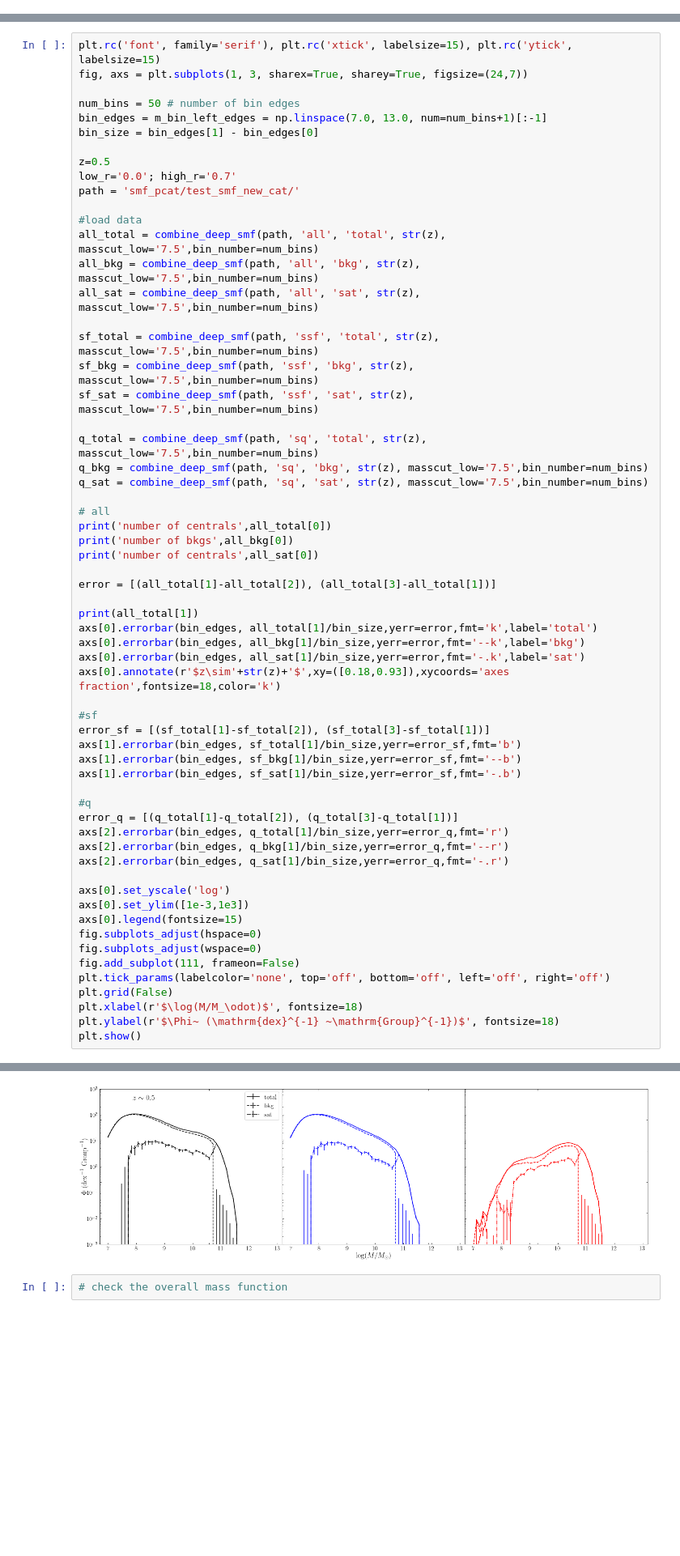
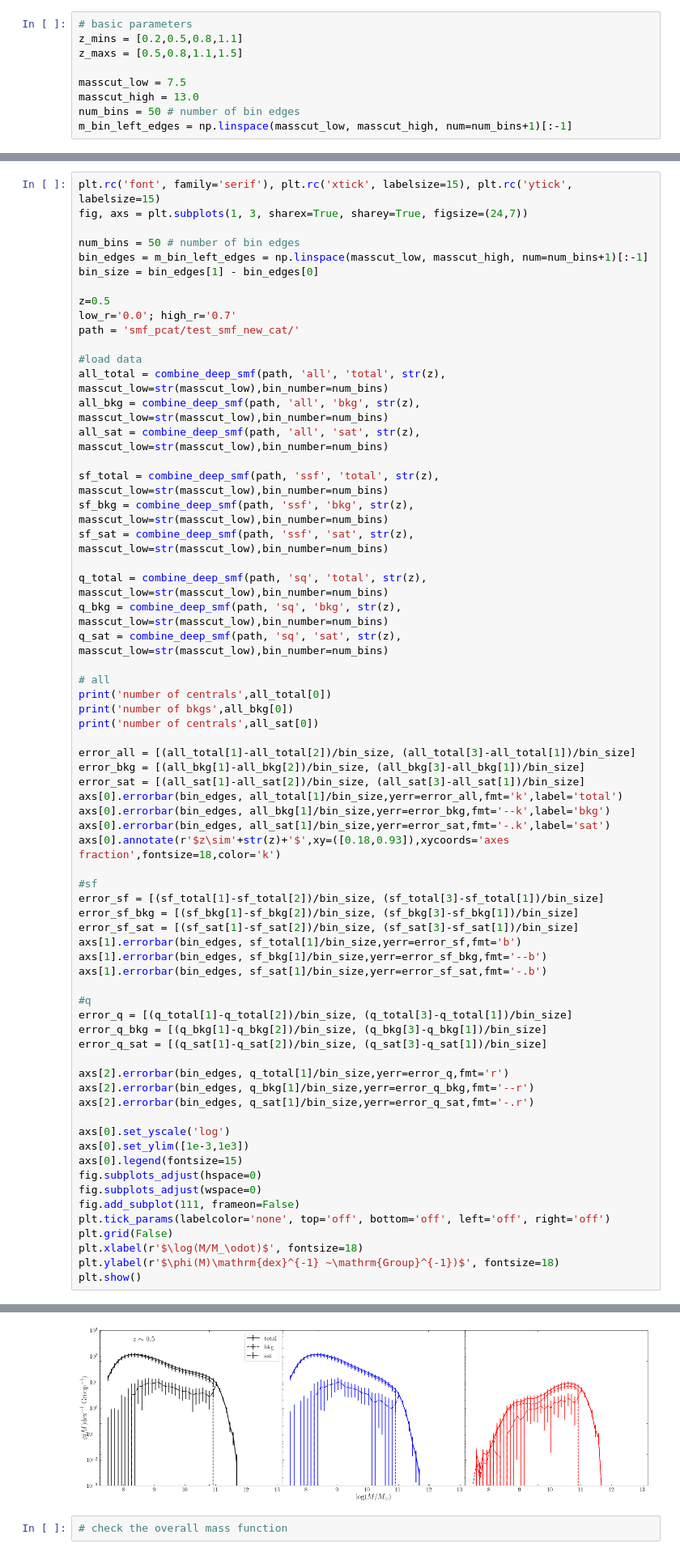
Before and after one commit to LejayChen/massive_gals, a Jupyter notebook: new_radial_distribution_2023.ipynb, the cells around one changed output, grey strips where cells are left out. Shown at 81% size. Cells and saved outputs as stored; diff of their text form; blank space fills up the shorter version.

```diff
--- a/new_radial_distribution_2023.ipynb
+++ b/new_radial_distribution_2023.ipynb
@@ -554,0 +572,9 @@ def fit_double_schec_varysigma_con(xdata, ydata, ydata_err, start, end, zmin, do
+# %%
+# basic parameters
+z_mins = [0.2,0.5,0.8,1.1]
+z_maxs = [0.5,0.8,1.1,1.5]
+
+masscut_low = 7.5
+masscut_high = 13.0
+num_bins = 50 # number of bin edges
+m_bin_left_edges = np.linspace(masscut_low, masscut_high, num=num_bins+1)[:-1]
@@ -724,7 +715,7 @@ plt.rc('font', family='serif'), plt.rc('xtick', labelsize=15), plt.rc('ytick', l
 fig, axs = plt.subplots(1, 3, sharex=True, sharey=True, figsize=(24,7))
 
 num_bins = 50 # number of bin edges
-bin_edges = m_bin_left_edges = np.linspace(7.0, 13.0, num=num_bins+1)[:-1]
+bin_edges = m_bin_left_edges = np.linspace(masscut_low, masscut_high, num=num_bins+1)[:-1]
 bin_size = bin_edges[1] - bin_edges[0]
 
 z=0.5
@@ -732,42 +723,47 @@ low_r='0.0'; high_r='0.7'
 path = 'smf_pcat/test_smf_new_cat/'
 
 #load data
-all_total = combine_deep_smf(path, 'all', 'total', str(z), masscut_low='7.5',bin_number=num_bins)
-all_bkg = combine_deep_smf(path, 'all', 'bkg', str(z), masscut_low='7.5',bin_number=num_bins)
-all_sat = combine_deep_smf(path, 'all', 'sat', str(z), masscut_low='7.5',bin_number=num_bins)
+all_total = combine_deep_smf(path, 'all', 'total', str(z), masscut_low=str(masscut_low),bin_number=num_bins)
+all_bkg = combine_deep_smf(path, 'all', 'bkg', str(z), masscut_low=str(masscut_low),bin_number=num_bins)
+all_sat = combine_deep_smf(path, 'all', 'sat', str(z), masscut_low=str(masscut_low),bin_number=num_bins)
 
-sf_total = combine_deep_smf(path, 'ssf', 'total', str(z), masscut_low='7.5',bin_number=num_bins)
-sf_bkg = combine_deep_smf(path, 'ssf', 'bkg', str(z), masscut_low='7.5',bin_number=num_bins)
-sf_sat = combine_deep_smf(path, 'ssf', 'sat', str(z), masscut_low='7.5',bin_number=num_bins)
+sf_total = combine_deep_smf(path, 'ssf', 'total', str(z), masscut_low=str(masscut_low),bin_number=num_bins)
+sf_bkg = combine_deep_smf(path, 'ssf', 'bkg', str(z), masscut_low=str(masscut_low),bin_number=num_bins)
+sf_sat = combine_deep_smf(path, 'ssf', 'sat', str(z), masscut_low=str(masscut_low),bin_number=num_bins)
 
-q_total = combine_deep_smf(path, 'sq', 'total', str(z), masscut_low='7.5',bin_number=num_bins)
-q_bkg = combine_deep_smf(path, 'sq', 'bkg', str(z), masscut_low='7.5',bin_number=num_bins)
-q_sat = combine_deep_smf(path, 'sq', 'sat', str(z), masscut_low='7.5',bin_number=num_bins)
+q_total = combine_deep_smf(path, 'sq', 'total', str(z), masscut_low=str(masscut_low),bin_number=num_bins)
+q_bkg = combine_deep_smf(path, 'sq', 'bkg', str(z), masscut_low=str(masscut_low),bin_number=num_bins)
+q_sat = combine_deep_smf(path, 'sq', 'sat', str(z), masscut_low=str(masscut_low),bin_number=num_bins)
 
 # all
 print('number of centrals',all_total[0])
 print('number of bkgs',all_bkg[0])
 print('number of centrals',all_sat[0])
 
-error = [(all_total[1]-all_total[2]), (all_total[3]-all_total[1])]
-
-print(all_total[1])
-axs[0].errorbar(bin_edges, all_total[1]/bin_size,yerr=error,fmt='k',label='total')
-axs[0].errorbar(bin_edges, all_bkg[1]/bin_size,yerr=error,fmt='--k',label='bkg')
-axs[0].errorbar(bin_edges, all_sat[1]/bin_size,yerr=error,fmt='-.k',label='sat')
+error_all = [(all_total[1]-all_total[2])/bin_size, (all_total[3]-all_total[1])/bin_size]
+error_bkg = [(all_bkg[1]-all_bkg[2])/bin_size, (all_bkg[3]-all_bkg[1])/bin_size]
+error_sat = [(all_sat[1]-all_sat[2])/bin_size, (all_sat[3]-all_sat[1])/bin_size]
+axs[0].errorbar(bin_edges, all_total[1]/bin_size,yerr=error_all,fmt='k',label='total')
+axs[0].errorbar(bin_edges, all_bkg[1]/bin_size,yerr=error_bkg,fmt='--k',label='bkg')
+axs[0].errorbar(bin_edges, all_sat[1]/bin_size,yerr=error_sat,fmt='-.k',label='sat')
 axs[0].annotate(r'$z\sim'+str(z)+'$',xy=([0.18,0.93]),xycoords='axes fraction',fontsize=18,color='k')
 
 #sf
-error_sf = [(sf_total[1]-sf_total[2]), (sf_total[3]-sf_total[1])]
+error_sf = [(sf_total[1]-sf_total[2])/bin_size, (sf_total[3]-sf_total[1])/bin_size]
+error_sf_bkg = [(sf_bkg[1]-sf_bkg[2])/bin_size, (sf_bkg[3]-sf_bkg[1])/bin_size]
+error_sf_sat = [(sf_sat[1]-sf_sat[2])/bin_size, (sf_sat[3]-sf_sat[1])/bin_size]
 axs[1].errorbar(bin_edges, sf_total[1]/bin_size,yerr=error_sf,fmt='b')
-axs[1].errorbar(bin_edges, sf_bkg[1]/bin_size,yerr=error_sf,fmt='--b')
-axs[1].errorbar(bin_edges, sf_sat[1]/bin_size,yerr=error_sf,fmt='-.b')
+axs[1].errorbar(bin_edges, sf_bkg[1]/bin_size,yerr=error_sf_bkg,fmt='--b')
+axs[1].errorbar(bin_edges, sf_sat[1]/bin_size,yerr=error_sf_sat,fmt='-.b')
 
 #q
-error_q = [(q_total[1]-q_total[2]), (q_total[3]-q_total[1])]
+error_q = [(q_total[1]-q_total[2])/bin_size, (q_total[3]-q_total[1])/bin_size]
+error_q_bkg = [(q_bkg[1]-q_bkg[2])/bin_size, (q_bkg[3]-q_bkg[1])/bin_size]
+error_q_sat = [(q_sat[1]-q_sat[2])/bin_size, (q_sat[3]-q_sat[1])/bin_size]
+
 axs[2].errorbar(bin_edges, q_total[1]/bin_size,yerr=error_q,fmt='r')
-axs[2].errorbar(bin_edges, q_bkg[1]/bin_size,yerr=error_q,fmt='--r')
-axs[2].errorbar(bin_edges, q_sat[1]/bin_size,yerr=error_q,fmt='-.r')
+axs[2].errorbar(bin_edges, q_bkg[1]/bin_size,yerr=error_q_bkg,fmt='--r')
+axs[2].errorbar(bin_edges, q_sat[1]/bin_size,yerr=error_q_sat,fmt='-.r')
 
 axs[0].set_yscale('log')
 axs[0].set_ylim([1e-3,1e3])
@@ -778,6 +774,6 @@ fig.add_subplot(111, frameon=False)
 plt.tick_params(labelcolor='none', top='off', bottom='off', left='off', right='off')
 plt.grid(False)
 plt.xlabel(r'$\log(M/M_\odot)$', fontsize=18)
-plt.ylabel(r'$\Phi~ (\mathrm{dex}^{-1} ~\mathrm{Group}^{-1})$', fontsize=18)
+plt.ylabel(r'$\phi(M)\mathrm{dex}^{-1} ~\mathrm{Group}^{-1})$', fontsize=18)
 plt.show()
 # %% [output]
@@ -795,4 +783,4 @@ number of centrals 3120.0
-[figure, old version]
+[figure, new version]
 # %%
 # check the overall mass function
 # %% [markdown]
```
Also changed, not shown: parts of 10 cells of this notebook, 1 other file.
